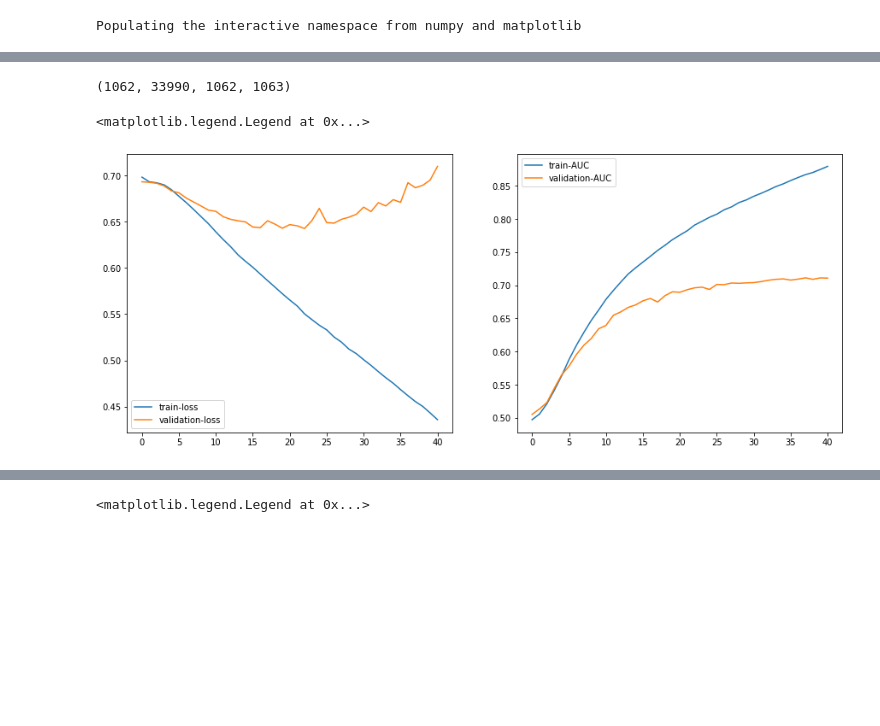
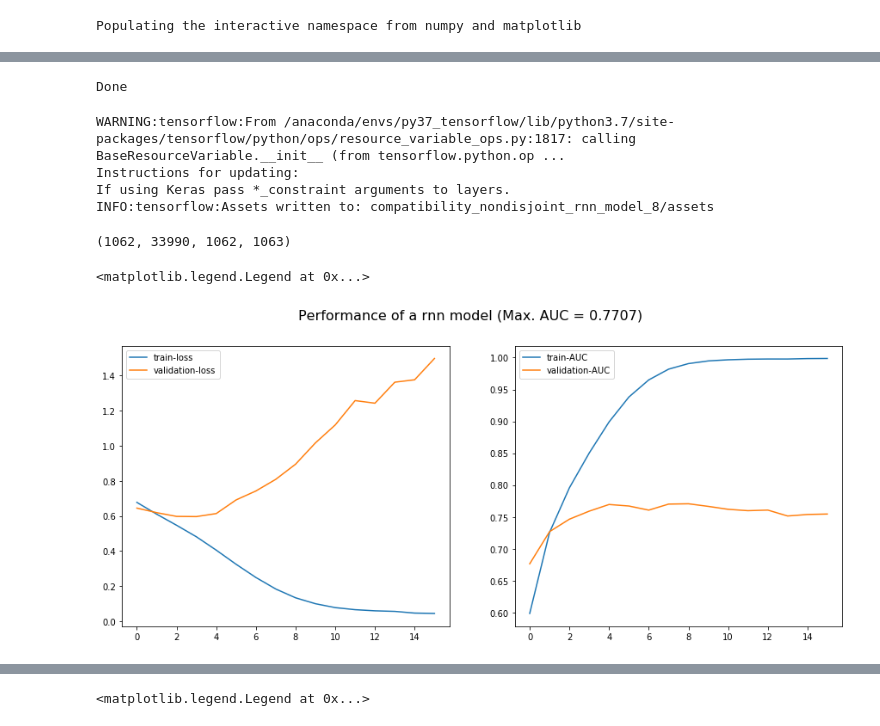
Before and after one commit to aeroabir/fashion_recommender, a Jupyter notebook: outfit_compatibility.ipynb, the cells around one changed output, grey strips where cells are left out. Saved outputs shown, nothing was run; the diff lists cells and outputs as text; code cells hidden in the pictures; blank space fills up the shorter version.

```diff
--- a/outfit_compatibility.ipynb
+++ b/outfit_compatibility.ipynb
@@ -31,9 +31,10 @@ Populating the interactive namespace from numpy and matplotlib
 # wandb.init(project="compatibility")
 # %%
 base_dir = "/recsys_data/RecSys/fashion/polyvore-dataset/polyvore_outfits"
-data_type = "disjoint" # "nondisjoint"
+data_type = "nondisjoint" # "nondisjoint", "disjoint"
 train_dir = os.path.join(base_dir, data_type)
 image_dir = os.path.join(base_dir, "images")
+embed_dir = "/recsys_data/RecSys/fashion/polyvore-dataset/precomputed"
 train_json = "train.json"
 valid_json = "valid.json"
 test_json = "test.json"
@@ -124,9 +134,20 @@ else:
 # %%
-if model_type == "rnn":
+# from rnn import build_multilevel_rnn_unequal
+if model_type == "fc":
+    model = build_fc_model(max_seq_len,
+                           image_embedding_dim,
+                         num_classes=2,
+                         num_layers=2,
+                         d_model=512,
+                         rnn="bilstm",
+                         final_activation="sigmoid",
+                         include_text=include_text
+                        )
+elif model_type == "rnn":
     model = build_multilevel_rnn_unequal(max_seq_len,
                                          image_embedding_dim,
                                          num_classes=2,
-                                         num_layers=1,
+                                         num_layers=2,
                                          d_model=512,
                                          rnn="bilstm",
                                          final_activation="sigmoid",
@@ -192,10 +238,12 @@ train_gen = CustomDataGen(train_X, train_y,
                           batch_size=batch_size,
                           max_len=max_seq_len,
                           only_image=not include_text,
-                          image_embedding=True,
+                          image_embedding=use_image_embedding,
                           image_embedding_dim=image_embedding_dim,
                           image_embedding_file=image_embedding_file,
-                          text_embedding_file="bert_polyvore.pkl",
+                          text_embedding_file=text_embedding_file,
+                          number_items_in_batch=150,
+                          variable_length_input=True,
                          )
 valid_gen = CustomDataGen(valid_X, valid_y,
                           item_dict,
@@ -204,8 +252,11 @@ valid_gen = CustomDataGen(valid_X, valid_y,
                           batch_size=batch_size,
                           max_len=max_seq_len,
                           only_image=not include_text,
-                          image_embedding=True,
+                          image_embedding=use_image_embedding,
                           image_embedding_dim=image_embedding_dim,
                           image_embedding_file=image_embedding_file,
-                          text_embedding_file="bert_polyvore.pkl",
+                          text_embedding_file=text_embedding_file,
+                          number_items_in_batch=150,
+                          variable_length_input=True,
                          )
+print(len(train_gen), len(valid_gen))
@@ -227,5 +295,5 @@ for ii in range(10):
 # %%
-learning_rate = 1.0e-05
+learning_rate = 1.0e-04
 epochs = 100
 patience = 5
 num_train = len(train_X)
@@ -294,18 +357,32 @@ Epoch 41/100
+# %%
+print("Done")
+# %% [output]
+Done
+# %%
+model.save(f"compatibility_{data_type}_{model_type}_model_{max_seq_len}")
+# %% [output]
+WARNING:tensorflow:From /anaconda/envs/py37_tensorflow/lib/python3.7/site-packages/tensorflow/python/ops/resource_variable_ops.py:1817: calling BaseResourceVariable.__init__ (from tensorflow.python.op ...
+Instructions for updating:
+If using Keras pass *_constraint arguments to layers.
+INFO:tensorflow:Assets written to: compatibility_nondisjoint_rnn_model_8/assets
 # %%
 len(train_gen), len(train_X), len(train_X)//32, math.ceil(num_train/batch_size)
 # %% [output]
 (1062, 33990, 1062, 1063)
 # %%
+auc_str = "auc_4"
 f, axs = plt.subplots(1,2,figsize=(15,6))
+max_val_auc = max(history.history[f'val_{auc_str}'])
+f.suptitle(f'Performance of a {model_type} model (Max. AUC = {max_val_auc:.4})', fontsize=16)
 plt.subplot(121)
 plt.plot(history.history['loss'], label='train-loss')
 plt.plot(history.history['val_loss'], label='validation-loss')
 plt.legend()
 
 plt.subplot(122)
-plt.plot(history.history['auc_10'], label='train-AUC')
-plt.plot(history.history['val_auc_10'], label='validation-AUC')
+plt.plot(history.history[auc_str], label='train-AUC')
+plt.plot(history.history[f'val_{auc_str}'], label='validation-AUC')
 plt.legend()
 # %% [output]
 <matplotlib.legend.Legend at 0x...>
-[figure, old version]
+[figure, new version]
```
Also changed, not shown: parts of 15 cells of this notebook, 7 other files.
